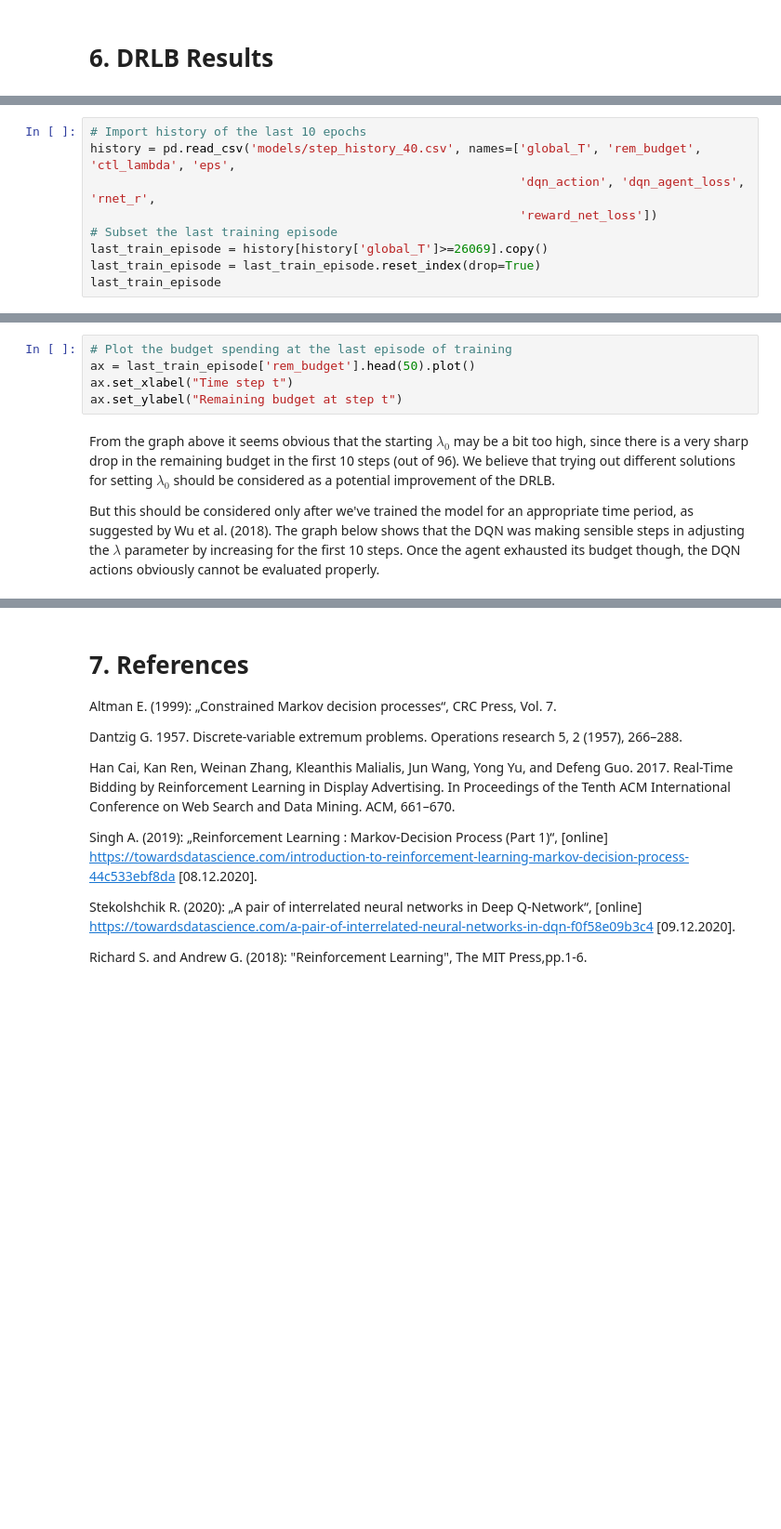
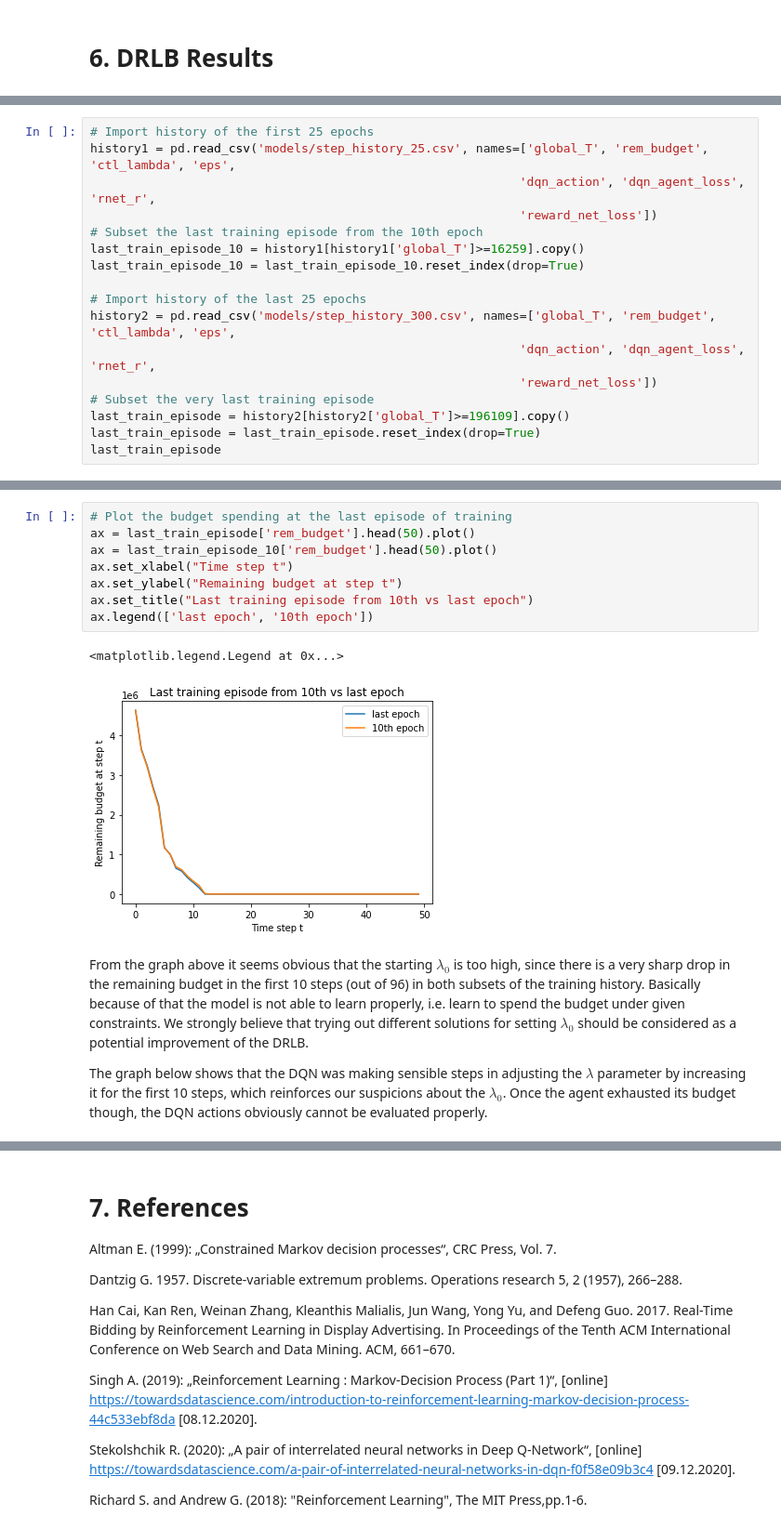
Before and after one commit to aynetdia/Budget_Constrained_Bidding, a Jupyter notebook: Tutorial.ipynb, the cells around one changed output, grey strips where cells are left out. Shown at 93% size. Saved outputs shown, nothing was run; the diff lists cells and outputs as text; blank space fills up the shorter version.

```diff
--- a/Tutorial.ipynb
+++ b/Tutorial.ipynb
@@ -753,11 +884,19 @@ As expected, the performance of the not properly trained DRLB is unsatisfiable t
 
 To analyze this further, taking a look at the training history is necessary.
 # %%
-# Import history of the last 10 epochs
-history = pd.read_csv('models/step_history_40.csv', names=['global_T', 'rem_budget', 'ctl_lambda', 'eps',
+# Import history of the first 25 epochs
+history1 = pd.read_csv('models/step_history_25.csv', names=['global_T', 'rem_budget', 'ctl_lambda', 'eps',
                                                            'dqn_action', 'dqn_agent_loss', 'rnet_r',
                                                            'reward_net_loss'])
-# Subset the last training episode
-last_train_episode = history[history['global_T']>=26069].copy()
+# Subset the last training episode from the 10th epoch
+last_train_episode_10 = history1[history1['global_T']>=16259].copy()
+last_train_episode_10 = last_train_episode_10.reset_index(drop=True)
+
+# Import history of the last 25 epochs
+history2 = pd.read_csv('models/step_history_300.csv', names=['global_T', 'rem_budget', 'ctl_lambda', 'eps',
+                                                           'dqn_action', 'dqn_agent_loss', 'rnet_r',
+                                                           'reward_net_loss'])
+# Subset the very last training episode
+last_train_episode = history2[history2['global_T']>=196109].copy()
 last_train_episode = last_train_episode.reset_index(drop=True)
 last_train_episode
@@ -764,12 +917,18 @@ last_train_episode
 # %%
 # Plot the budget spending at the last episode of training
 ax = last_train_episode['rem_budget'].head(50).plot()
+ax = last_train_episode_10['rem_budget'].head(50).plot()
 ax.set_xlabel("Time step t")
 ax.set_ylabel("Remaining budget at step t")
+ax.set_title("Last training episode from 10th vs last epoch")
+ax.legend(['last epoch', '10th epoch'])
+# %% [output]
+<matplotlib.legend.Legend at 0x...>
+[figure, added]
 # %% [markdown]
-From the graph above it seems obvious that the starting $\lambda_0$ may be a bit too high, since there is a very sharp drop in the remaining budget in the first 10 steps (out of 96). We believe that trying out different solutions for setting $\lambda_0$ should be considered as a potential improvement of the DRLB.
+From the graph above it seems obvious that the starting $\lambda_0$ is too high, since there is a very sharp drop in the remaining budget in the first 10 steps (out of 96) in both subsets of the training history. Basically because of that the model is not able to learn properly, i.e. learn to spend the budget under given constraints. We strongly believe that trying out different solutions for setting $\lambda_0$ should be considered as a potential improvement of the DRLB.
 
-But this should be considered only after we've trained the model for an appropriate time period, as suggested by Wu et al. (2018). The graph below shows that the DQN was making sensible steps in adjusting the $\lambda$ parameter by increasing for the first 10 steps. Once the agent exhausted its budget though, the DQN actions obviously cannot be evaluated properly.
+The graph below shows that the DQN was making sensible steps in adjusting the $\lambda$ parameter by increasing it for the first 10 steps, which reinforces our suspicions about the $\lambda_0$. Once the agent exhausted its budget though, the DQN actions obviously cannot be evaluated properly.
 # %%
 # Plot the lambda parameters in the last training episode
 ax = last_train_episode['ctl_lambda'].head(50).plot()
```
Also changed, not shown: parts of 24 cells of this notebook, 7 other files.
